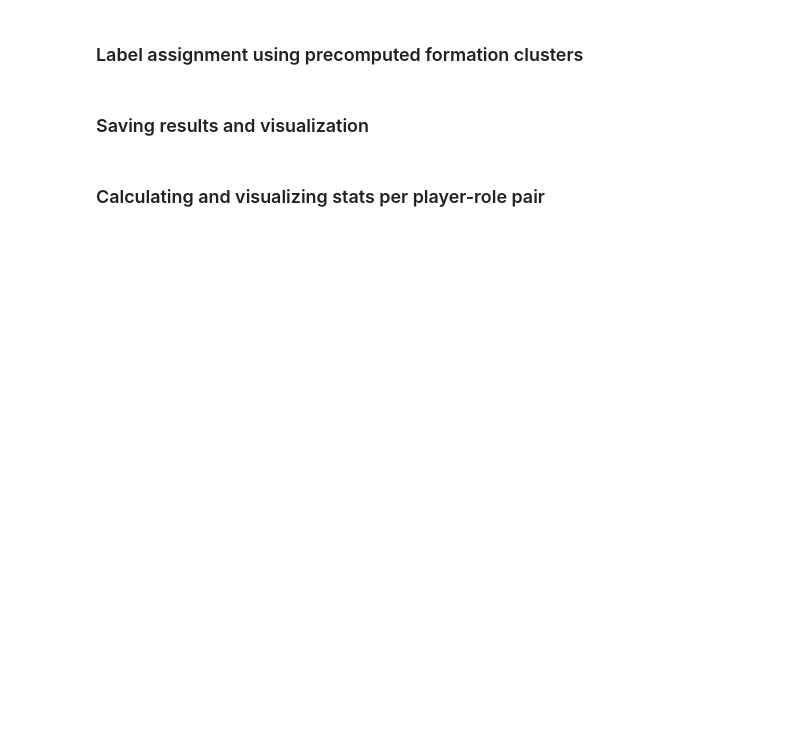
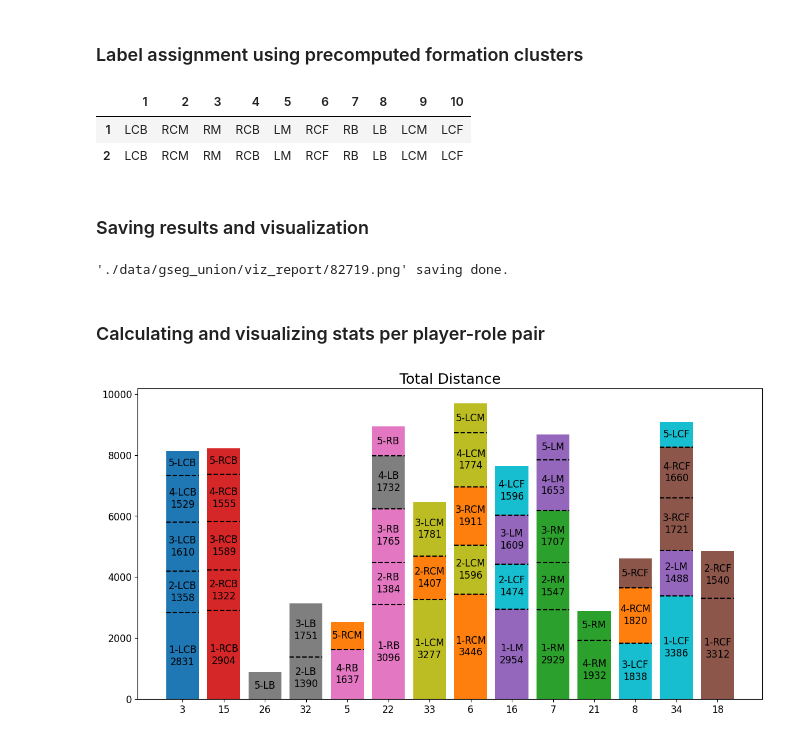
Before and after one commit to hyunsungkim-ds/soccercpd, a Jupyter notebook: tutorial_kloppy.ipynb, the cells around one changed output. Cells and saved outputs as stored; diff of their text form; code cells hidden in the pictures; blank space fills up the shorter version.

Commit message:
✨ Add options for saving stats and plot images in Match

```diff
--- a/tutorial_kloppy.ipynb
+++ b/tutorial_kloppy.ipynb
@@ -23,8 +23,8 @@ rpackages.importr('gSeg')
 # %% [markdown]
 ### Converting preprocessed RGP data into SoccerCPD format
 # %%
-home_id = 82577
-away_id = 82579
+home_id = 82719
+away_id = 82826
 data = pd.read_csv(f"data/kloppy/{home_id}-{away_id}.csv", header=0, parse_dates=["datetime"])
 col_dict = {"index": "frame_id", "session": "period_id", "time": "timestamp"}
 data = data.reset_index().rename(columns=col_dict)
@@ -58,11 +104,15 @@ cpd.run()
 # %%
 benchmark_forms = pd.read_pickle("data/benchmark_forms.pkl")
 benchmark_roles = pd.read_csv("data/benchmark_roles.csv", header=0)
-# cpd.label_roles(role_benchmarks, form_benchmarks)
+cpd.label_roles(benchmark_roles, benchmark_forms)
 
-form_labels = {1: "4231", 2: "442"}
-cpd.label_roles(benchmark_roles, form_labels=form_labels)
+# form_labels = {1: "4231", 2: "442"}
+# cpd.label_roles(benchmark_roles, form_labels=form_labels)
 cpd.role_labels
+# %% [output]
+|  | 1 | 2 | 3 | 4 | 5 | 6 | 7 | 8 | 9 | 10 |
+| 1 | LCB | RCM | RM | RCB | LM | RCF | RB | LB | LCM | LCF |
+| 2 | LCB | RCM | RM | RCB | LM | RCF | RB | LB | LCM | LCF |
 # %% [markdown]
 ### Saving results and visualization
 # %%
@@ -72,8 +122,10 @@ cpd.save_stats(match_id=activity_id)
 # %%
 roster = pd.read_csv(f"data/roster/{activity_id}.csv", index_col=0, header=0)
 cpd.visualize(activity_id, roster=roster, role_labels=cpd.role_labels, save=True)
+# %% [output]
+'./data/gseg_union/viz_report/82719.png' saving done.
 # %% [markdown]
 ### Calculating and visualizing stats per player-role pair
 # %%
-match = Match(cpd.data, cpd.role_summary)
-match.compute_stats()
+match = Match(cpd.data, cpd.role_summary, id=activity_id)
+match.compute_stats(save=True)
@@ -84,3 +132,5 @@ import numpy as np
 # %%
-match.plot_by_player("distance")
+match.plot_by_player("distance", save=True)
+# %% [output]
+[figure, added]
 # %%
```
Also changed, not shown: parts of 9 cells of this notebook, 3 other files.
